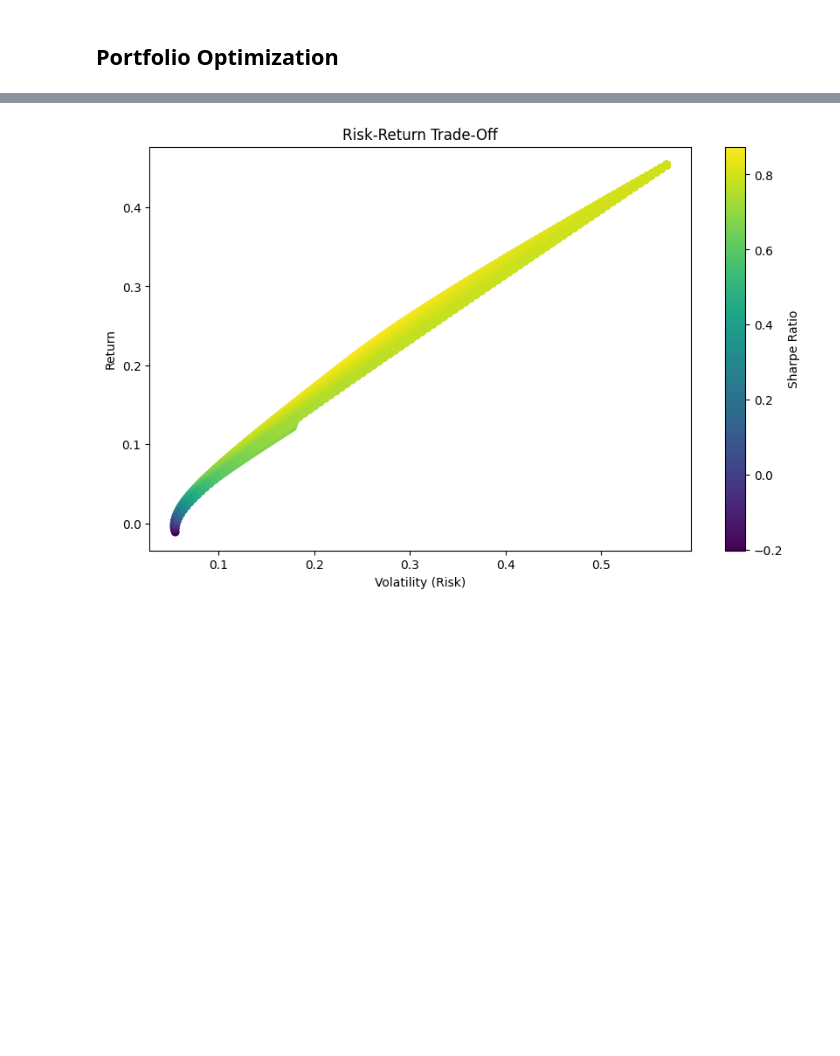
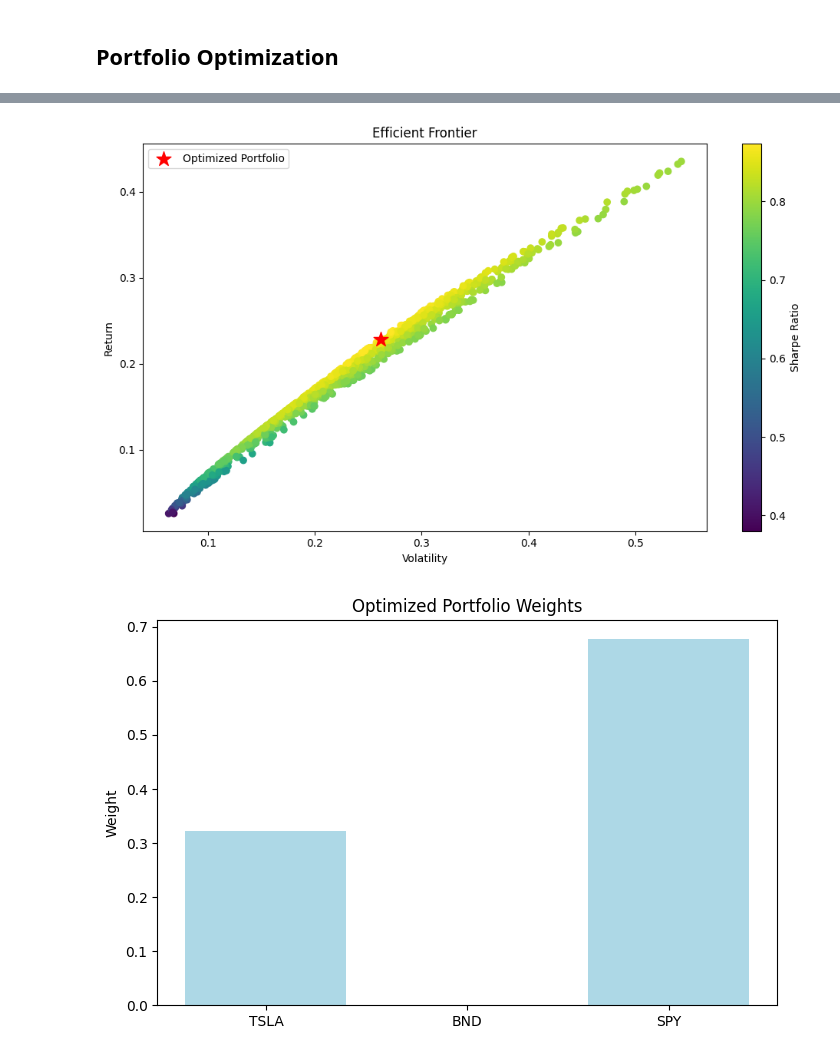
Before and after one commit to getahunTiruneh/GMF-Portfolio-Optimization, a Jupyter notebook: notebooks/portfolio_optimization.ipynb, the cells around one changed output, grey strips where cells are left out. Drawn from its saved outputs; the diff is of its cells as text; code cells hidden in the pictures; blank space fills up the shorter version.

```diff
--- a/notebooks/portfolio_optimization.ipynb
+++ b/notebooks/portfolio_optimization.ipynb
@@ -46,5 +42,5 @@ Sharpe Ratio: 0.8738976165930995
-# %%
-# Visualize the risk-return trade-off
-portfolio.visualize_risk_return()
-# %% [output]
-[figure, removed]
+# %%
+portfolio.plot_results(optimal_weights)
+# %% [output]
+[figure, added]
+[figure, added]
```
Also changed, not shown: parts of 3 cells of this notebook.
